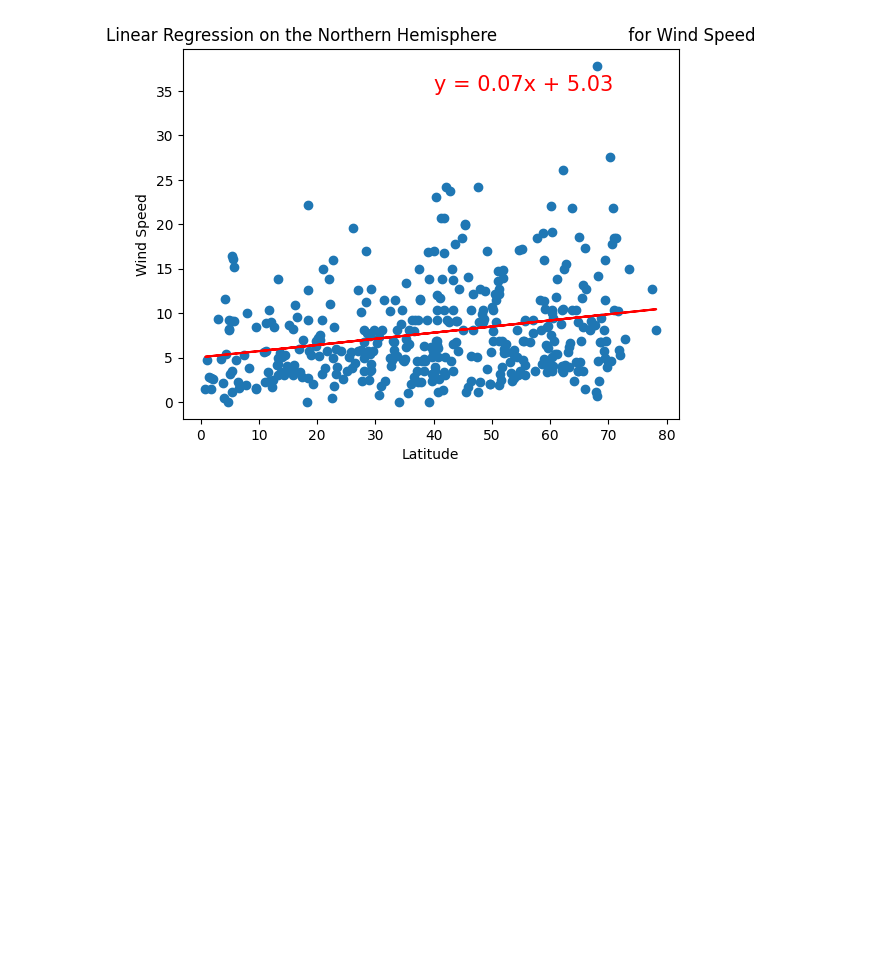
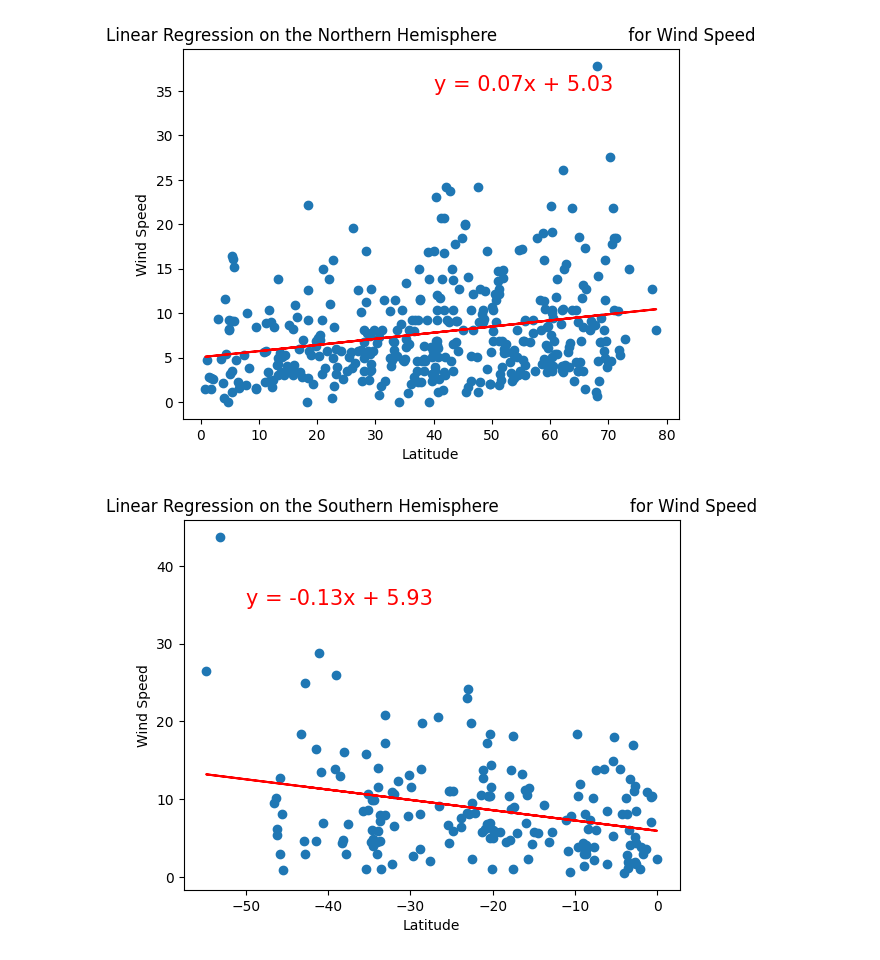
Before and after one commit to marcomireles123/World-Weather-Analysis, a Jupyter notebook: WeatherPy.ipynb, the cells around one changed output. Cells and saved outputs as stored; diff of their text form; code cells hidden in the pictures; blank space fills up the shorter version.

Commit message:
lin reg s. hemi wind

```diff
--- a/WeatherPy.ipynb
+++ b/WeatherPy.ipynb
@@ -476,3 +476,13 @@ plot_linear_regression(x_values, y_values,
                         for Wind Speed', 'Wind Speed',(40,35))
 # %% [output]
 [figure]
+# %%
+# Linear regression on the Southern Hemisphere
+x_values = southern_hemi_df["Lat"]
+y_values = southern_hemi_df["Wind Speed"]
+# Call the function.
+plot_linear_regression(x_values, y_values,
+                       'Linear Regression on the Southern Hemisphere \
+                        for Wind Speed', 'Wind Speed',(-50,35))
+# %% [output]
+[figure, added]
```
